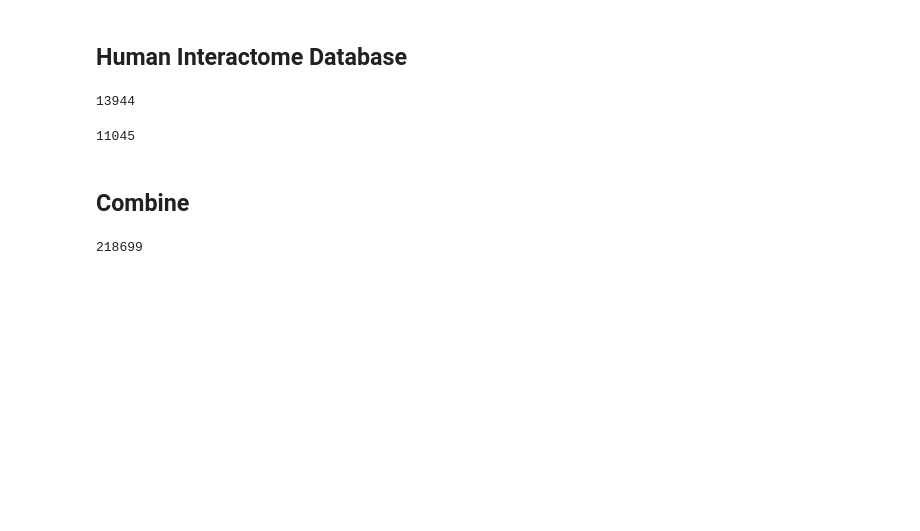
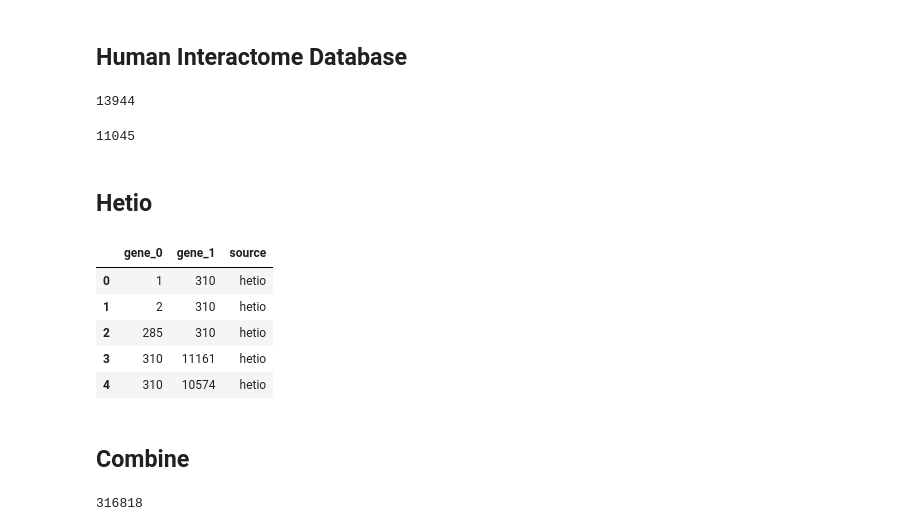
Before and after one commit to dhimmel/ppi, a Jupyter notebook: compile-PPIs.ipynb, the cells around one changed output. Cells and saved outputs as stored; diff of their text form; code cells hidden in the pictures; blank space fills up the shorter version.

Commit message:
Added hetio interactions

```diff
--- a/compile-PPIs.ipynb
+++ b/compile-PPIs.ipynb
@@ -12,6 +12,7 @@ import seaborn
 %matplotlib inline
 # %%
 def order_genes_in_df(df):
+    """Ensure that gene_0 is less than gene_1 and drop duplicates."""
     gene_0 = numpy.minimum(df.gene_0, df.gene_1)
     gene_1 = numpy.maximum(df.gene_0, df.gene_1)
     df.gene_0, df.gene_1 = gene_0, gene_1
@@ -76,14 +78,37 @@ literature_df = order_genes_in_df(literature_df)
 len(literature_df)
 # %% [output]
 11045
+# %% [markdown]
+## Hetio
+# %%
+url = 'https://raw.githubusercontent.com/dhimmel/entrez-gene/6e133f9ef8ce51a4c5387e58a6cc97564a66cec8/data/xrefs-human.tsv'
+entrez_df = pandas.read_table(url)
+entrez_df = entrez_df[entrez_df.resource == 'HGNC'].rename(columns={'identifier': 'hgnc_id'})[['GeneID', 'hgnc_id']]
+# %%
+hetio_df = pandas.read_table('download/hetio/protein-interactions.txt.gz', compression='gzip')
+# %%
+hetio_df = hetio_df.merge(
+    entrez_df.rename(columns={'GeneID': 'gene_0', 'hgnc_id': 'source_code'})).merge(
+    entrez_df.rename(columns={'GeneID': 'gene_1', 'hgnc_id': 'target_code'}))
+hetio_df = hetio_df[['gene_0', 'gene_1']]
+hetio_df['source'] = 'hetio'
+hetio_df = order_genes_in_df(hetio_df)
+hetio_df.head()
+# %% [output]
+|  | gene_0 | gene_1 | source |
+| 0 | 1 | 310 | hetio |
+| 1 | 2 | 310 | hetio |
+| 2 | 285 | 310 | hetio |
+| 3 | 310 | 11161 | hetio |
+| 4 | 310 | 10574 | hetio |
 # %% [markdown]
 ## Combine
 # %%
-combined_df = pandas.concat([ii_df, systematic_df, literature_df])
+combined_df = pandas.concat([ii_df, systematic_df, literature_df, hetio_df])
 combined_df = combined_df.sort(list(combined_df.columns))
 len(combined_df)
 # %% [output]
-218699
+316818
 # %%
 source_to_interactions = dict()
 for i, (gene_0, gene_1, source) in combined_df.iterrows():
```
Also changed, not shown: parts of 4 cells of this notebook, 2 other files.
